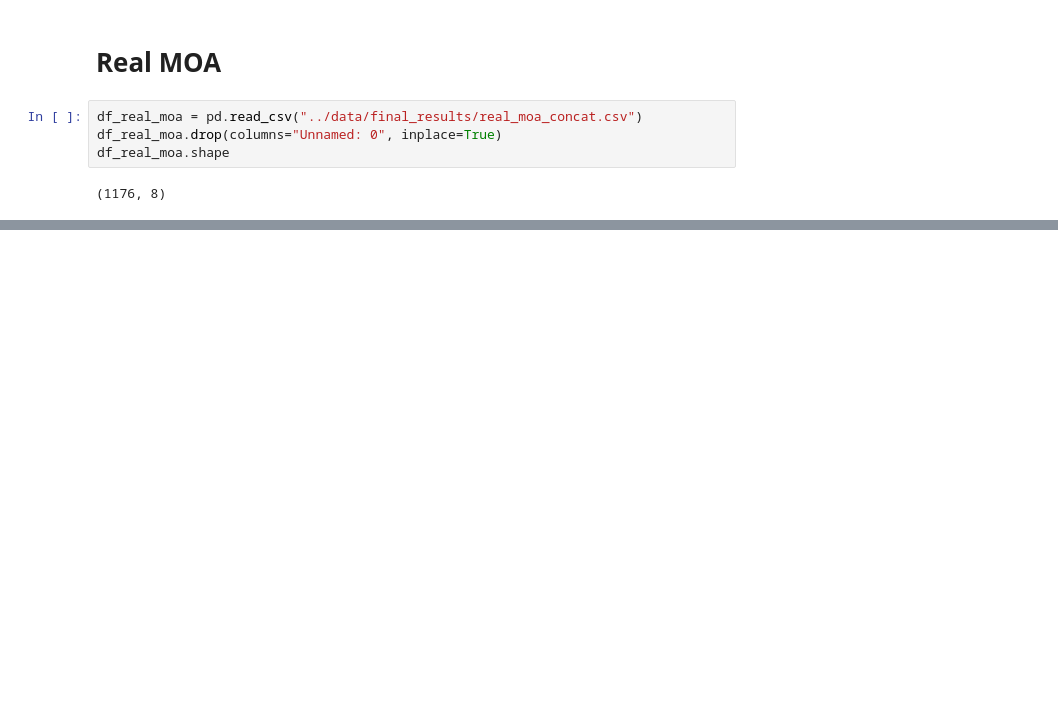
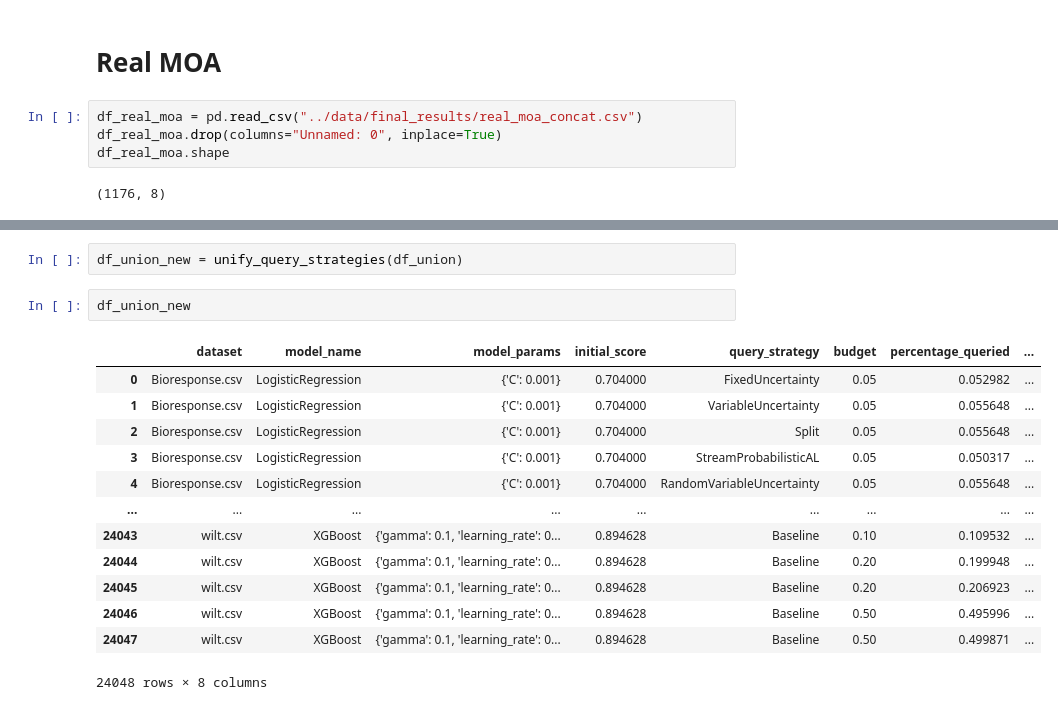
Before and after one commit to gschacon/masters_active_learning, a Jupyter notebook: notebooks/results_exploration.ipynb, the cells around one changed output, grey strips where cells are left out. Saved outputs shown, nothing was run; the diff lists cells and outputs as text; blank space fills up the shorter version.

```diff
--- a/notebooks/results_exploration.ipynb
+++ b/notebooks/results_exploration.ipynb
@@ -239,0 +693,18 @@ plt.show()
+# %%
+df_union_new = unify_query_strategies(df_union)
+# %%
+df_union_new
+# %% [output]
+|  | dataset | model_name | model_params | initial_score | query_strategy | budget | percentage_queried | ... |
+| 0 | Bioresponse.csv | LogisticRegression | {'C': 0.001} | 0.704000 | FixedUncertainty | 0.05 | 0.052982 | ... |
+| 1 | Bioresponse.csv | LogisticRegression | {'C': 0.001} | 0.704000 | VariableUncertainty | 0.05 | 0.055648 | ... |
+| 2 | Bioresponse.csv | LogisticRegression | {'C': 0.001} | 0.704000 | Split | 0.05 | 0.055648 | ... |
+| 3 | Bioresponse.csv | LogisticRegression | {'C': 0.001} | 0.704000 | StreamProbabilisticAL | 0.05 | 0.050317 | ... |
+| 4 | Bioresponse.csv | LogisticRegression | {'C': 0.001} | 0.704000 | RandomVariableUncertainty | 0.05 | 0.055648 | ... |
+| ... | ... | ... | ... | ... | ... | ... | ... | ... |
+| 24043 | wilt.csv | XGBoost | {'gamma': 0.1, 'learning_rate': 0... | 0.894628 | Baseline | 0.10 | 0.109532 | ... |
+| 24044 | wilt.csv | XGBoost | {'gamma': 0.1, 'learning_rate': 0... | 0.894628 | Baseline | 0.20 | 0.199948 | ... |
+| 24045 | wilt.csv | XGBoost | {'gamma': 0.1, 'learning_rate': 0... | 0.894628 | Baseline | 0.20 | 0.206923 | ... |
+| 24046 | wilt.csv | XGBoost | {'gamma': 0.1, 'learning_rate': 0... | 0.894628 | Baseline | 0.50 | 0.495996 | ... |
+| 24047 | wilt.csv | XGBoost | {'gamma': 0.1, 'learning_rate': 0... | 0.894628 | Baseline | 0.50 | 0.499871 | ... |
+24048 rows × 8 columns
```
Also changed, not shown: parts of 12 cells of this notebook.
